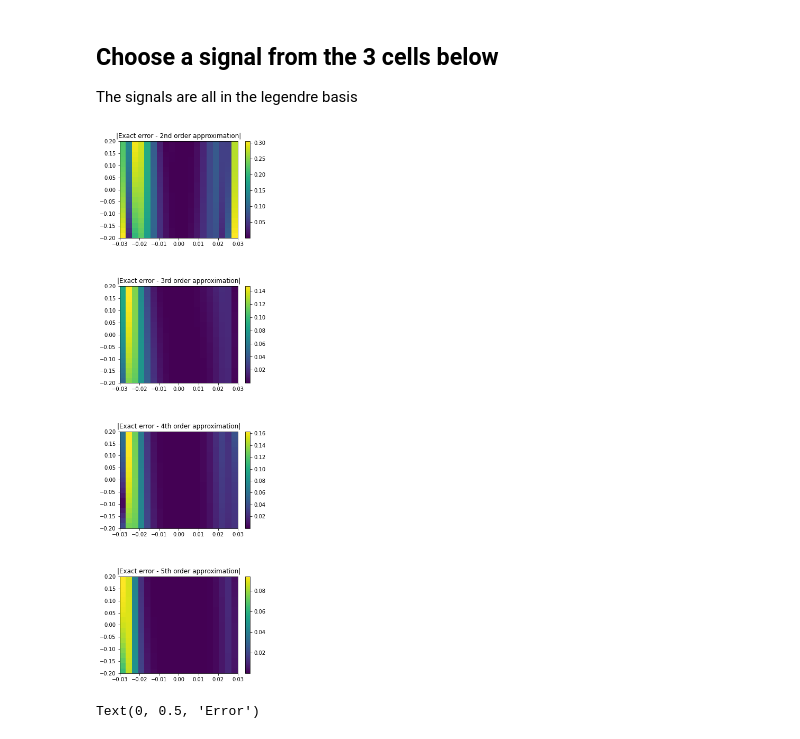
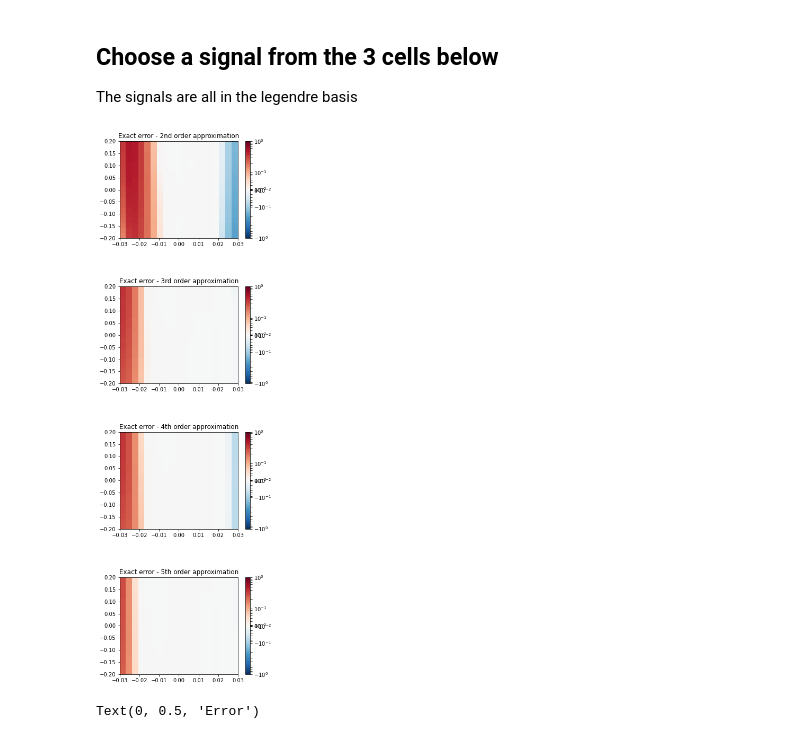
Before and after one commit to DanPuzzuoli/multivariable_dyson_magnus, a Jupyter notebook: magnus_qoc.ipynb, the cells around one changed output. Drawn from its saved outputs; the diff is of its cells as text; code cells hidden in the pictures.

```diff
--- a/magnus_qoc.ipynb
+++ b/magnus_qoc.ipynb
@@ -243,34 +241,43 @@ def exact_err(args):
 err_exact = vmap(exact_err)((jnp.tile(z_vals,len(v_vals)),jnp.repeat(v_vals,len(z_vals))))
 # %%
 from mpl_toolkits.axes_grid1 import make_axes_locatable
+import matplotlib.colors as colors
 
 #plot the differences between estimates and exact error
 fig, (ax1, ax2, ax3, ax4) = plt.subplots(nrows=4)
-diff2 = abs(jnp.array(err_estimate2) - err_exact)
-diff3 = abs(jnp.array(err_estimate3) - err_exact)
-diff4 = abs(jnp.array(err_estimate4) - err_exact)
-diff5 = abs(jnp.array(err_estimate5) - err_exact)
+diff2 = jnp.array(err_estimate2) - err_exact
+diff3 = jnp.array(err_estimate3) - err_exact
+diff4 = jnp.array(err_estimate4) - err_exact
+diff5 = jnp.array(err_estimate5) - err_exact
 
 #im0 = ax0.pcolormesh(z_vals, v_vals, err_exact.reshape(len(z_vals),len(v_vals)))
-im1 = ax1.pcolormesh(z_vals, v_vals, diff2.reshape(len(z_vals),len(v_vals)))
-im2 = ax2.pcolormesh(z_vals, v_vals, diff3.reshape(len(z_vals),len(v_vals)))
-im3 = ax3.pcolormesh(z_vals, v_vals, diff4.reshape(len(z_vals),len(v_vals)))
-im4 = ax4.pcolormesh(z_vals, v_vals, diff5.reshape(len(z_vals),len(v_vals)))
+im1 = ax1.pcolormesh(z_vals, v_vals, diff2.reshape(len(z_vals),len(v_vals)),
+                     norm=colors.SymLogNorm(linthresh=0.03, linscale=0.03,vmin=-1.0, vmax=1.0),
+                     cmap='RdBu_r')
+im2 = ax2.pcolormesh(z_vals, v_vals, diff3.reshape(len(z_vals),len(v_vals)),
+                     norm=colors.SymLogNorm(linthresh=0.03, linscale=0.03,vmin=-1.0, vmax=1.0),
+                     cmap='RdBu_r')
+im3 = ax3.pcolormesh(z_vals, v_vals, diff4.reshape(len(z_vals),len(v_vals)),
+                     norm=colors.SymLogNorm(linthresh=0.03, linscale=0.03,vmin=-1.0, vmax=1.0),
+                     cmap='RdBu_r')
+im4 = ax4.pcolormesh(z_vals, v_vals, diff5.reshape(len(z_vals),len(v_vals)),
+                     norm=colors.SymLogNorm(linthresh=0.03, linscale=0.03,vmin=-1.0, vmax=1.0),
+                     cmap='RdBu_r')
 #ax0.title.set_text('Exact error')
-ax1.title.set_text('|Exact error - 2nd order approximation|')
-ax2.title.set_text('|Exact error - 3rd order approximation|')
-ax3.title.set_text('|Exact error - 4th order approximation|')
-ax4.title.set_text('|Exact error - 5th order approximation|')
+ax1.title.set_text('Exact error - 2nd order approximation')
+ax2.title.set_text('Exact error - 3rd order approximation')
+ax3.title.set_text('Exact error - 4th order approximation')
+ax4.title.set_text('Exact error - 5th order approximation')
 #fig.colorbar(im0, ax=ax0)
 fig.colorbar(im1, ax=ax1)
 fig.colorbar(im2, ax=ax2)
 fig.colorbar(im3, ax=ax3)
 fig.colorbar(im4, ax=ax4)
 plt.subplots_adjust(left=None, bottom=None, right=None, top=None, wspace=None, hspace=0.5)
 fig.set_size_inches(5, 18.5) #change these numbers to adjust the plots
 plt.show()
 # %% [output]
-[figure, old version]
+[figure, new version]
 # %%
 #Plot the diagonal of the 2D plot above
 dia_err_exact = [err_exact.reshape(len(z_vals),len(v_vals))[i,i] for i in range(len(z_vals))]
```
Also changed, not shown: parts of 3 cells of this notebook.
